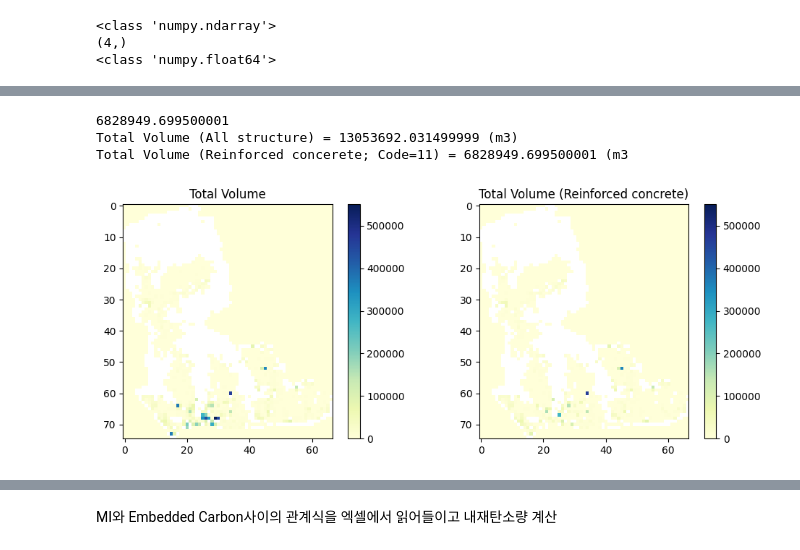
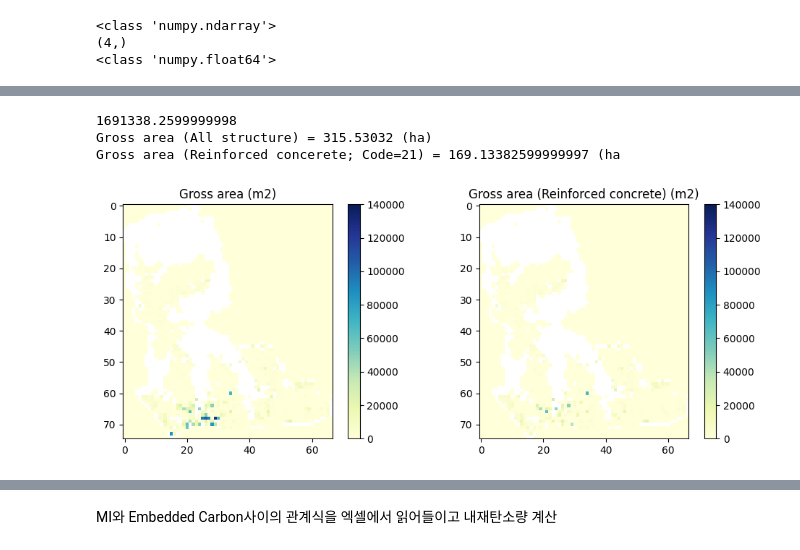
Before and after one commit to alanbseo/MFAworkshop, a Jupyter notebook: MFA_2_MaterialIntensity_EmbeddedCarbon.ipynb, the cells around one changed output, grey strips where cells are left out. Cells and saved outputs as stored; diff of their text form; code cells hidden in the pictures.

```diff
--- a/MFA_2_MaterialIntensity_EmbeddedCarbon.ipynb
+++ b/MFA_2_MaterialIntensity_EmbeddedCarbon.ipynb
@@ -205,46 +211,37 @@ plt.show()
-# %%
-
-
-
-# Volume by Structure
-volume_21 = volume_img * (code_img == 21)
-
-print(np.nansum(volume_21))
-
-print("Total Volume (All structure) = " + str(np.nansum(volume_img)) + " (m3)")  # total volume (m3)
-print("Total Volume (Reinforced concerete; Code=11) = " + str(np.nansum(volume_21)) + " (m3")  # only for Code=11 (m3)
-
-# code_img.Series(x)
-#print(dict(code_img.Series(x).value_counts()))
-
-
-
-# code_img.df1.State.value_counts()
-# %% [output]
-6828949.699500001
-Total Volume (All structure) = 13053692.031499999 (m3)
-Total Volume (Reinforced concerete; Code=11) = 6828949.699500001 (m3
+# %%
+# Gross-area by Structure
+grossarea_21 = grossarea_100m_img * (code_img == 21)
+
+# sum 을 하면 에러.. nansum을 해야 nan 값을 제외하고 합산
+print(np.nansum(grossarea_21)) # m2
+
+print("Gross area (All structure) = " + str(np.nansum(grossarea_100m_img)/1E4) + " (ha)")  # total gross area (ha)
+print("Gross area (Reinforced concerete; Code=21) = " + str(np.nansum(grossarea_21)/1E4) + " (ha)")  # only for Code=21 (ha)
+# %% [output]
+1691338.2599999998
+Gross area (All structure) = 315.53032 (ha)
+Gross area (Reinforced concerete; Code=21) = 169.13382599999997 (ha
 # %%
 nrow = 1
 ncol = 2
 
 
 plt.figure(figsize=(10,4))
 plt.subplot(nrow, ncol, 1)
-plt.imshow(volume_img,  cmap='YlGnBu', vmin=0, vmax=5.5E5)
+plt.imshow(grossarea_100m_img,  cmap='YlGnBu', vmin=0, vmax=1.4E5)
 plt.colorbar()
-plt.title('Total Volume')
+plt.title('Gross area (m2)')
 
 plt.subplot(nrow, ncol, 2)
-plt.imshow(volume_21,  cmap='YlGnBu', vmin=0, vmax=5.5E5)
+plt.imshow(grossarea_21,  cmap='YlGnBu', vmin=0, vmax=1.4E5)
 plt.colorbar()
-plt.title('Total Volume (Reinforced concrete)')
+plt.title('Gross area (Reinforced concrete) (m2)')
 
 
 plt.tight_layout()
 plt.show()
 # %% [output]
-[figure, old version]
+[figure, new version]
 # %%
 # Read MI table
 
```
Also changed, not shown: parts of 6 cells of this notebook.
